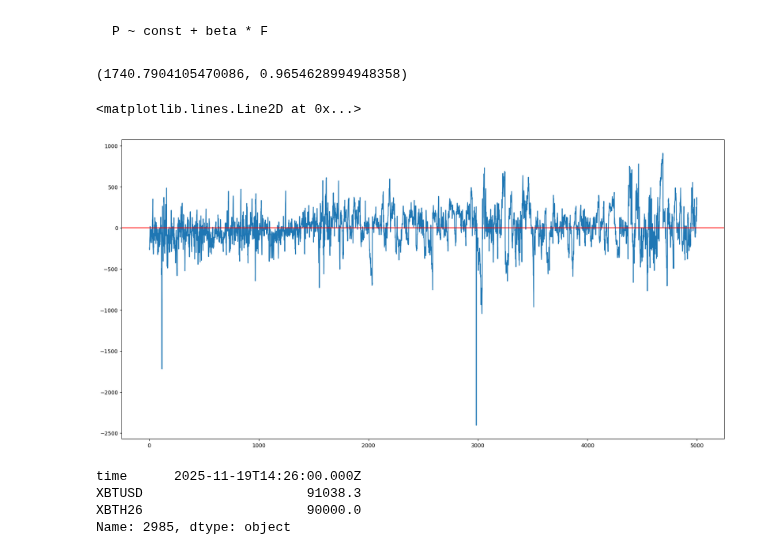
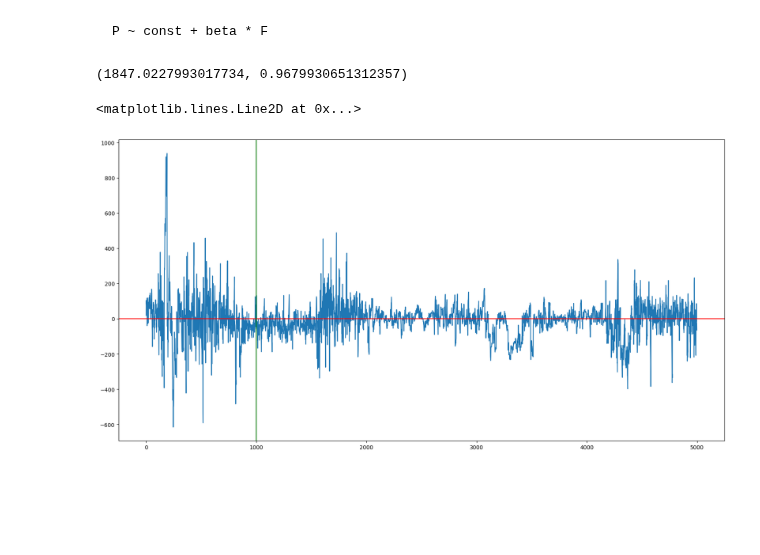
Before and after one commit to profitviews/battle, a Jupyter notebook: StatArb.ipynb, the cells around one changed output. Drawn from its saved outputs; the diff is of its cells as text; code cells hidden in the pictures; blank space fills up the shorter version.

```diff
--- a/StatArb.ipynb
+++ b/StatArb.ipynb
@@ -148,32 +148,37 @@ P ~ const + beta * F
 import statsmodels.api as sm
 import statsmodels.tsa.stattools as ts
 
-Fc = sm.add_constant(F)
+N = 1000
 
-model = sm.OLS(P, Fc)
-results = model.fit()
+P_train = P[:N]
+F_train = F[:N]
+
+P_test = P[N:]
+F_test = F[N:]
+
+def train_model(X, Y):
+    Fc = sm.add_constant(Y)
+
+    model = sm.OLS(X, Fc)
+    results = model.fit()
+
+    const = results.params[0]
+    beta = results.params[1]
+
+    return const, beta
+
+train_model(P_train, F_train)
+# %% [output]
+(1847.0227993017734, 0.9679930651312357)
-# %%
-const = results.params[0]
-beta = results.params[1]
-
-const, beta
-# %% [output]
-(1740.7904105470086, 0.9654628994948358)
 # %%
 Z = (const + beta * F - P)
+
+Z_train = Z[:N]
 
 Z.plot()
 
 plt.axhline(0, color='r')
+plt.axvline(N, color='g')
 # %% [output]
 <matplotlib.lines.Line2D at 0x...>
-[figure, old version]
+[figure, new version]
-# %%
-np.where(Z == min(Z))
-
-df.iloc[2985]
-# %% [output]
-time      2025-11-19T14:26:00.000Z
-XBTUSD                     91038.3
-XBTH26                     90000.0
-Name: 2985, dtype: object
```
Also changed, not shown: parts of 14 cells of this notebook.
